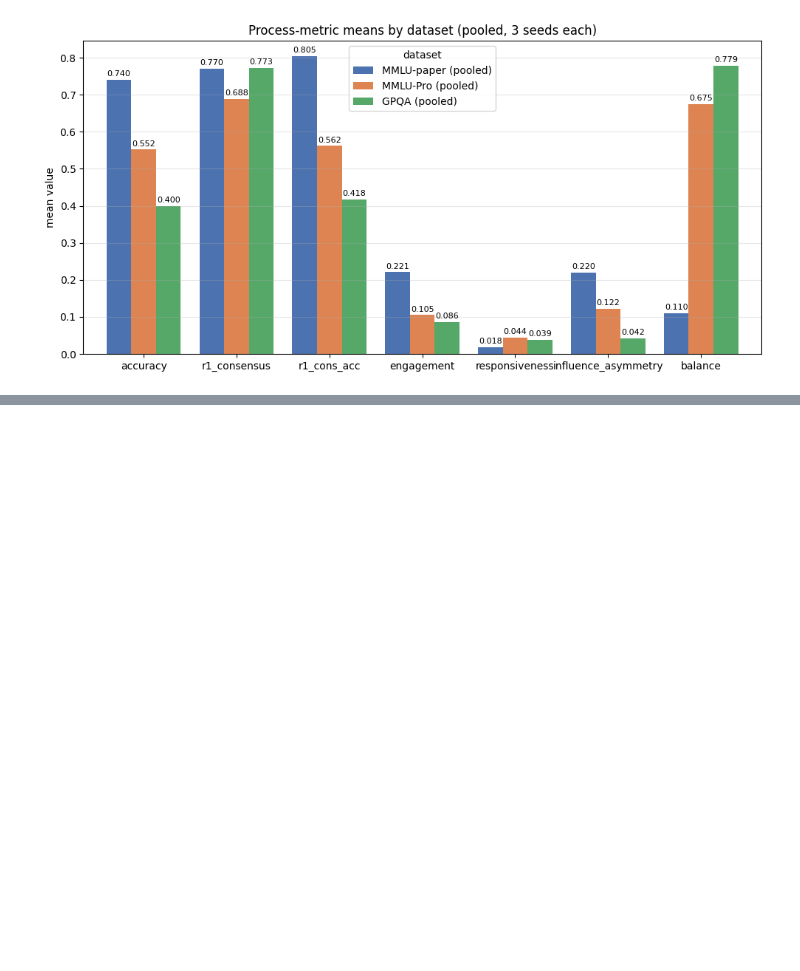
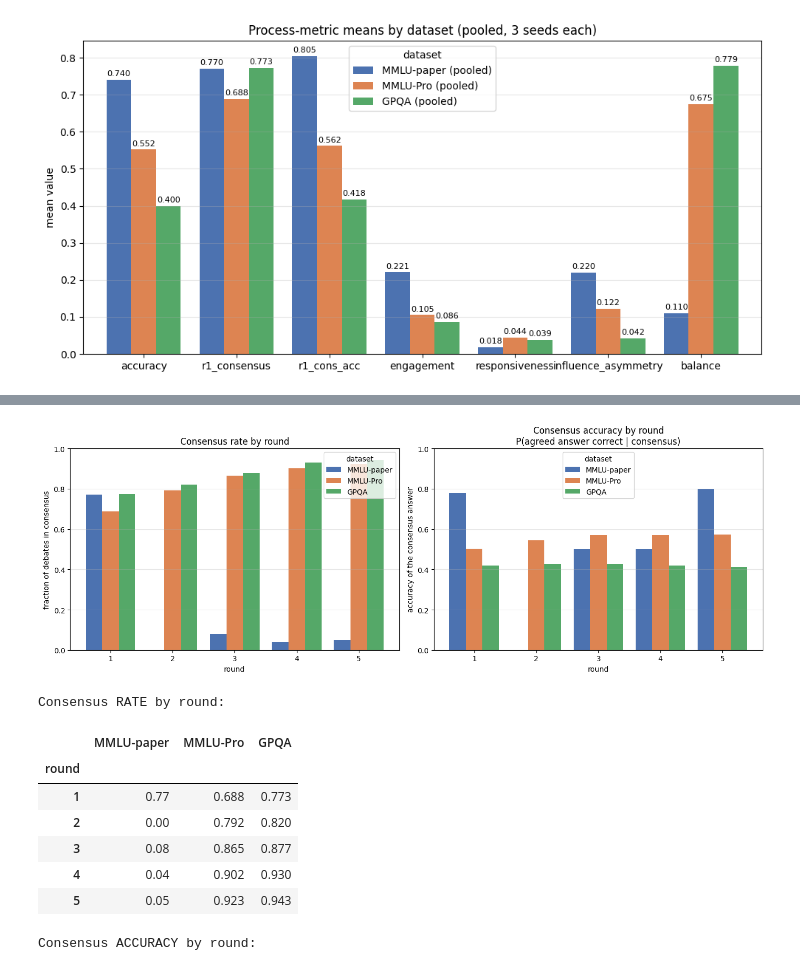
Before and after one commit to kylezlin-hub/UTD_2026Summer_Uncertainty-quantification-for-multi-agent-systems, a Jupyter notebook: New/process_diagnostics_comparison.ipynb, the cells around one changed output, grey strips where cells are left out. Drawn from its saved outputs; the diff is of its cells as text; code cells hidden in the pictures; blank space fills up the shorter version.

```diff
--- a/New/process_diagnostics_comparison.ipynb
+++ b/New/process_diagnostics_comparison.ipynb
@@ -341,0 +346,77 @@ GPQA (pooled)                -0.034
+# %%
+## Plot 4 — consensus rate & consensus accuracy by round, per dataset
+import matplotlib.pyplot as plt
+
+POOL_FILES = {
+    'MMLU-paper': ['qwen_mmlu_faithful_s7.xlsx'],
+    'MMLU-Pro':   ['baseline_v2_mmlu-pro_s7.xlsx', 'baseline_v2_mmlu-pro_s17.xlsx', 'baseline_v2_mmlu-pro_s42.xlsx'],
+    'GPQA':       ['baseline_v2_gpqa_s7.xlsx', 'baseline_v2_gpqa_s17.xlsx', 'baseline_v2_gpqa_s42.xlsx'],
+}
+
+def per_round_consensus(paths):
+    """Pooled per-round consensus rate and consensus accuracy across paths.
+
+    consensus at round r = all 3 agents hold the same answer (missing answers
+    forward-filled). consensus accuracy = P(agreed answer == correct | consensus).
+    """
+    rec = {}  # round -> [n_debates, n_consensus, n_consensus_correct]
+    for path in paths:
+        df = pd.read_excel(path, sheet_name='Debate_Traces')
+        rounds = sorted({int(m.group(1)) for c in df.columns if (m := re.match(r'R(\d+) Agent1 Answer', c))})
+        for _, r in df.iterrows():
+            correct = str(r.get('Correct Answer')).strip()
+            last = {a: None for a in AGENTS}
+            for rd in rounds:
+                ans = []
+                for ag in AGENTS:
+                    a = r.get(f'R{rd} {ag} Answer')
+                    a = last[ag] if pd.isna(a) else str(a).strip()
+                    last[ag] = a
+                    ans.append(a)
+                present = [a for a in ans if a]
+                is_cons = len(present) == 3 and len(set(present)) == 1
+                rec.setdefault(rd, [0, 0, 0])
+                rec[rd][0] += 1
+                if is_cons:
+                    rec[rd][1] += 1
+                    if present[0] == correct:
+                        rec[rd][2] += 1
+    rounds = sorted(rec)
+    rate = {rd: rec[rd][1] / rec[rd][0] for rd in rounds}
+    acc = {rd: (rec[rd][2] / rec[rd][1] if rec[rd][1] else np.nan) for rd in rounds}
+    return rate, acc
+
+rate_by_round, acc_by_round = {}, {}
+for pool, paths in POOL_FILES.items():
+    cr, ca = per_round_consensus(paths)
+    rate_by_round[pool] = cr
+    acc_by_round[pool] = ca
+consensus_rate_by_round = pd.DataFrame(rate_by_round); consensus_rate_by_round.index.name = 'round'
+consensus_acc_by_round = pd.DataFrame(acc_by_round);   consensus_acc_by_round.index.name = 'round'
+
+colors = {'MMLU-paper': '#4C72B0', 'MMLU-Pro': '#DD8452', 'GPQA': '#55A868'}
+fig, axes = plt.subplots(1, 2, figsize=(14, 5))
+consensus_rate_by_round.plot(kind='bar', ax=axes[0], color=colors, width=0.8)
+axes[0].set_title('Consensus rate by round')
+axes[0].set_ylabel('fraction of debates in consensus'); axes[0].set_ylim(0, 1)
+consensus_acc_by_round.plot(kind='bar', ax=axes[1], color=colors, width=0.8)
+axes[1].set_title('Consensus accuracy by round\nP(agreed answer correct | consensus)')
+axes[1].set_ylabel('accuracy of the consensus answer'); axes[1].set_ylim(0, 1)
+for ax in axes:
+    ax.set_xlabel('round'); ax.tick_params(axis='x', rotation=0)
+    ax.grid(axis='y', alpha=0.3); ax.legend(title='dataset')
+fig.tight_layout(); plt.show()
+
+print('Consensus RATE by round:'); display(consensus_rate_by_round.round(3))
+print('Consensus ACCURACY by round:'); display(consensus_acc_by_round.round(3))
+# %% [output]
+[figure, added]
+Consensus RATE by round:
+|  | MMLU-paper | MMLU-Pro | GPQA |
+| round |  |  |  |
+| 1 | 0.77 | 0.688 | 0.773 |
+| 2 | 0.00 | 0.792 | 0.820 |
+| 3 | 0.08 | 0.865 | 0.877 |
+| 4 | 0.04 | 0.902 | 0.930 |
+| 5 | 0.05 | 0.923 | 0.943 |
+Consensus ACCURACY by round:
```
Also changed, not shown: parts of 2 cells of this notebook.
